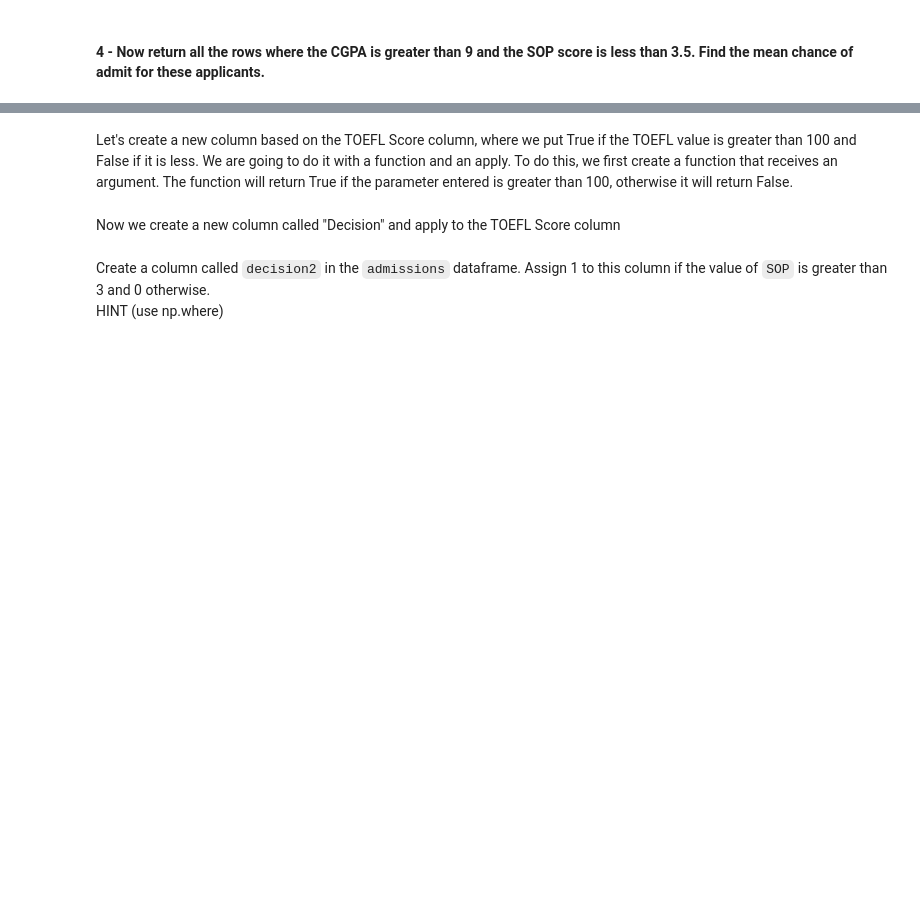
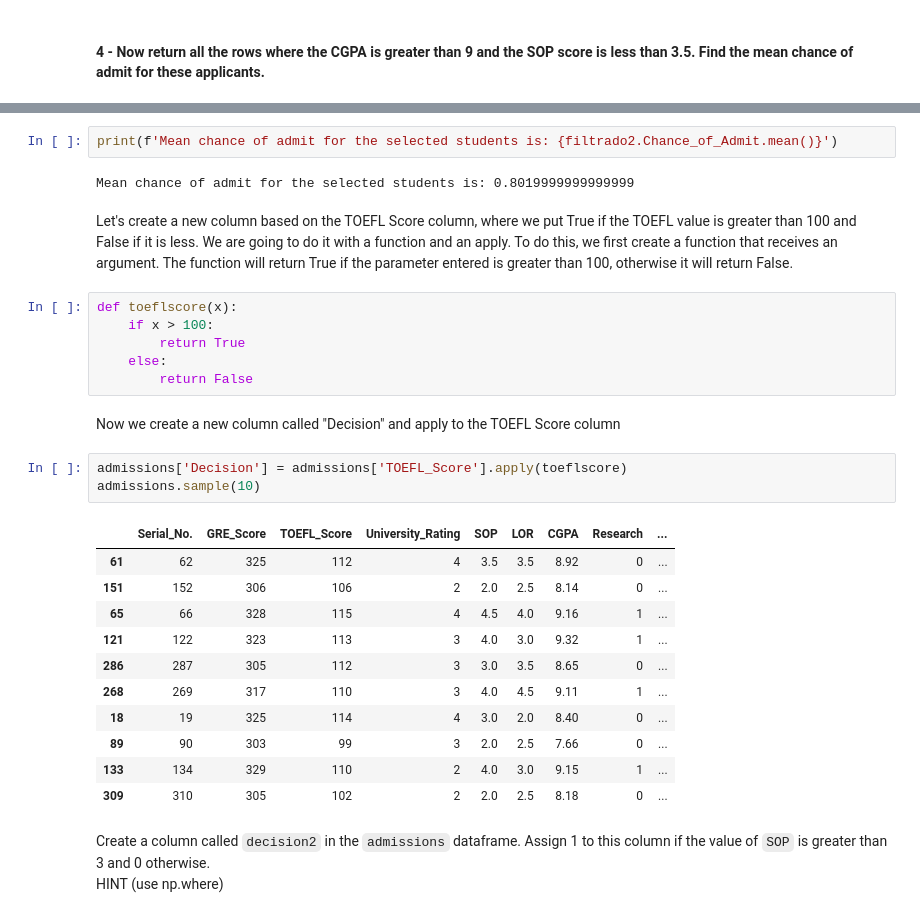
Before and after one commit to Ironhack-Data-Madrid-Octubre-2021/lab-pandas, a Jupyter notebook: your-code/pandas_1.ipynb, the cells around one changed output, grey strips where cells are left out. Saved outputs shown, nothing was run; the diff lists cells and outputs as text; blank space fills up the shorter version.

```diff
--- a/your-code/pandas_1.ipynb
+++ b/your-code/pandas_1.ipynb
@@ -93,8 +270,33 @@ Turns out that `GRE Score` and `CGPA` also uniquely identify the data. Show this
+# %%
+print(f'Mean chance of admit for the selected students is: {filtrado2.Chance_of_Admit.mean()}')
+# %% [output]
+Mean chance of admit for the selected students is: 0.8019999999999999
 # %% [markdown]
 Let's create a new column based on the TOEFL Score column, where we put True if the TOEFL value is greater than 100 and False if it is less. We are going to do it with a function and an apply.
 To do this, we first create a function that receives an argument. The function will return True if the parameter entered is greater than 100, otherwise it will return False.
+# %%
+def toeflscore(x):
+    if x > 100:
+        return True
+    else:
+        return False
 # %% [markdown]
 Now we create a new column called "Decision" and apply to the TOEFL Score column
+# %%
+admissions['Decision'] = admissions['TOEFL_Score'].apply(toeflscore)
+admissions.sample(10)
+# %% [output]
+|  | Serial_No. | GRE_Score | TOEFL_Score | University_Rating | SOP | LOR | CGPA | Research | ... |
+| 61 | 62 | 325 | 112 | 4 | 3.5 | 3.5 | 8.92 | 0 | ... |
+| 151 | 152 | 306 | 106 | 2 | 2.0 | 2.5 | 8.14 | 0 | ... |
+| 65 | 66 | 328 | 115 | 4 | 4.5 | 4.0 | 9.16 | 1 | ... |
+| 121 | 122 | 323 | 113 | 3 | 4.0 | 3.0 | 9.32 | 1 | ... |
+| 286 | 287 | 305 | 112 | 3 | 3.0 | 3.5 | 8.65 | 0 | ... |
+| 268 | 269 | 317 | 110 | 3 | 4.0 | 4.5 | 9.11 | 1 | ... |
+| 18 | 19 | 325 | 114 | 4 | 3.0 | 2.0 | 8.40 | 0 | ... |
+| 89 | 90 | 303 | 99 | 3 | 2.0 | 2.5 | 7.66 | 0 | ... |
+| 133 | 134 | 329 | 110 | 2 | 4.0 | 3.0 | 9.15 | 1 | ... |
+| 309 | 310 | 305 | 102 | 2 | 2.0 | 2.5 | 8.18 | 0 | ... |
 # %% [markdown]
 Create a column called `decision2` in the `admissions` dataframe. Assign 1 to this column if the value of `SOP` is greater than 3 and 0 otherwise.
 HINT (use np.where)
```
Also changed, not shown: parts of 19 cells of this notebook.
